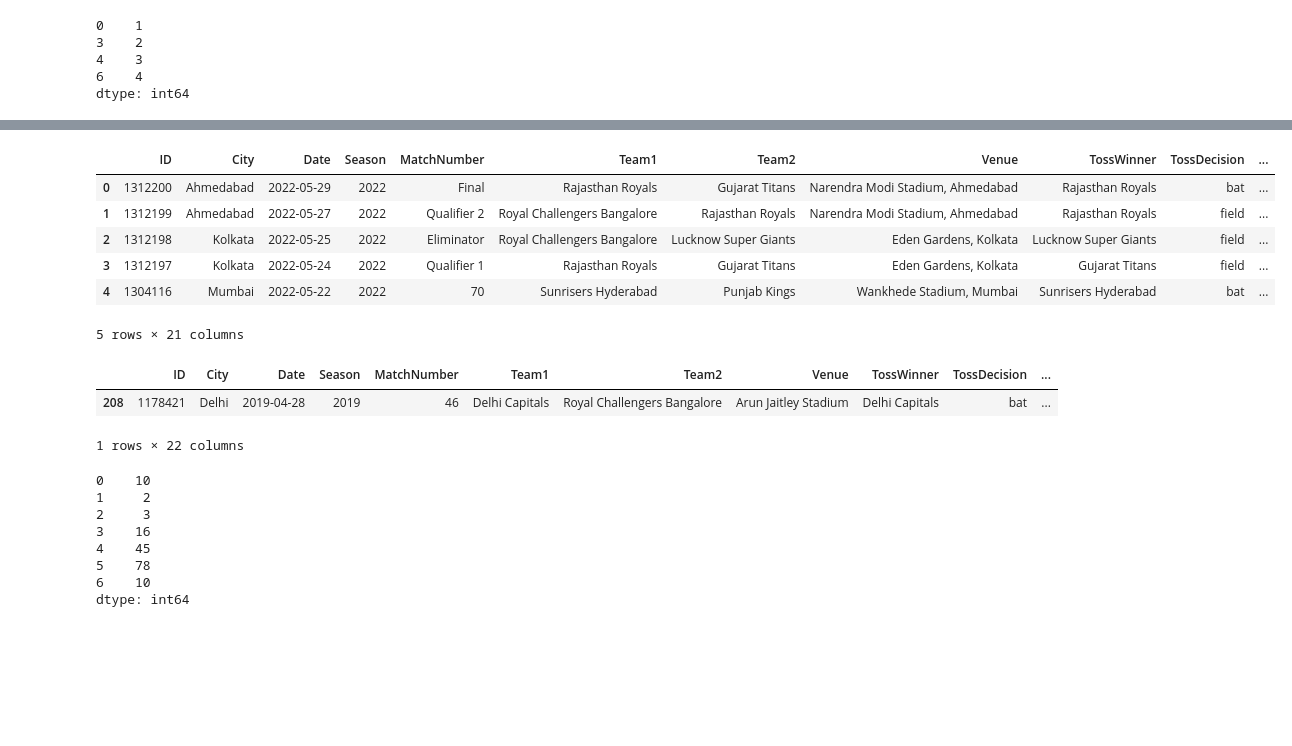
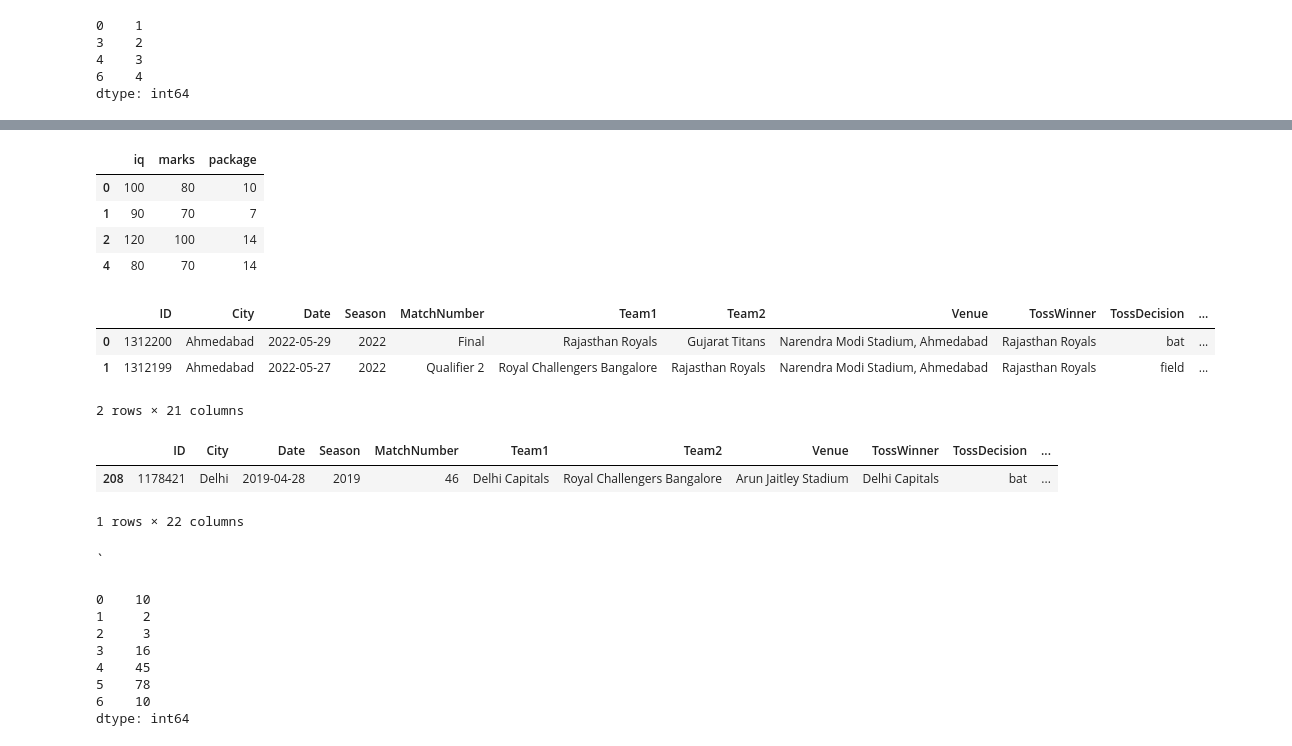
Before and after one commit to thekhushal/Learning, a Jupyter notebook: DataScience/92_CampusX_DSMP/session_18_dataframe_methods.ipynb, the cells around one changed output, grey strips where cells are left out. Cells and saved outputs as stored; diff of their text form; code cells hidden in the pictures; blank space fills up the shorter version.

```diff
--- a/DataScience/92_CampusX_DSMP/session_18_dataframe_methods.ipynb
+++ b/DataScience/92_CampusX_DSMP/session_18_dataframe_methods.ipynb
@@ -835,13 +863,19 @@ AttributeError: 'dict' object has no attribute 'drop_duplicates'
+# %%
+# it keeps last occurrence of each duplicate row and drops the rest
+marks.drop_duplicates(keep='last')
+# %% [output]
+|  | iq | marks | package |
+| 0 | 100 | 80 | 10 |
+| 1 | 90 | 70 | 7 |
+| 2 | 120 | 100 | 14 |
+| 4 | 80 | 70 | 14 |
 # %%
-# find the last match played by virat kohli in Delhi
-ipl['all_players'] = ipl['Team1Players'] + ipl['Team2Players']
-ipl.head()
+# find the last match played by virat kohli in Delhi via drop duplicate
+ipl['all_players'] = ipl['Team1Players'] + ipl['Team2Players'] # created a new col
+ipl.head(2)
 # %% [output]
 |  | ID | City | Date | Season | MatchNumber | Team1 | Team2 | Venue | TossWinner | TossDecision | ... |
 | 0 | 1312200 | Ahmedabad | 2022-05-29 | 2022 | Final | Rajasthan Royals | Gujarat Titans | Narendra Modi Stadium, Ahmedabad | Rajasthan Royals | bat | ... |
 | 1 | 1312199 | Ahmedabad | 2022-05-27 | 2022 | Qualifier 2 | Royal Challengers Bangalore | Rajasthan Royals | Narendra Modi Stadium, Ahmedabad | Rajasthan Royals | field | ... |
-| 2 | 1312198 | Kolkata | 2022-05-25 | 2022 | Eliminator | Royal Challengers Bangalore | Lucknow Super Giants | Eden Gardens, Kolkata | Lucknow Super Giants | field | ... |
-| 3 | 1312197 | Kolkata | 2022-05-24 | 2022 | Qualifier 1 | Rajasthan Royals | Gujarat Titans | Eden Gardens, Kolkata | Gujarat Titans | field | ... |
-| 4 | 1304116 | Mumbai | 2022-05-22 | 2022 | 70 | Sunrisers Hyderabad | Punjab Kings | Wankhede Stadium, Mumbai | Sunrisers Hyderabad | bat | ... |
-5 rows × 21 columns
+2 rows × 21 columns
 # %%
@@ -856,6 +891,8 @@ ipl[(ipl['City'] == 'Delhi') & (ipl['did_kohli_play'] == True)].drop_duplicates(
 1 rows × 22 columns
 # %%
 students.drop_duplicates()
+# %% [markdown]
+`
 # %%
 # drop(series + dataframe)
 temp = pd.Series([10,2,3,16,45,78,10])
```
Also changed, not shown: parts of 7 cells of this notebook, 2 other files.
